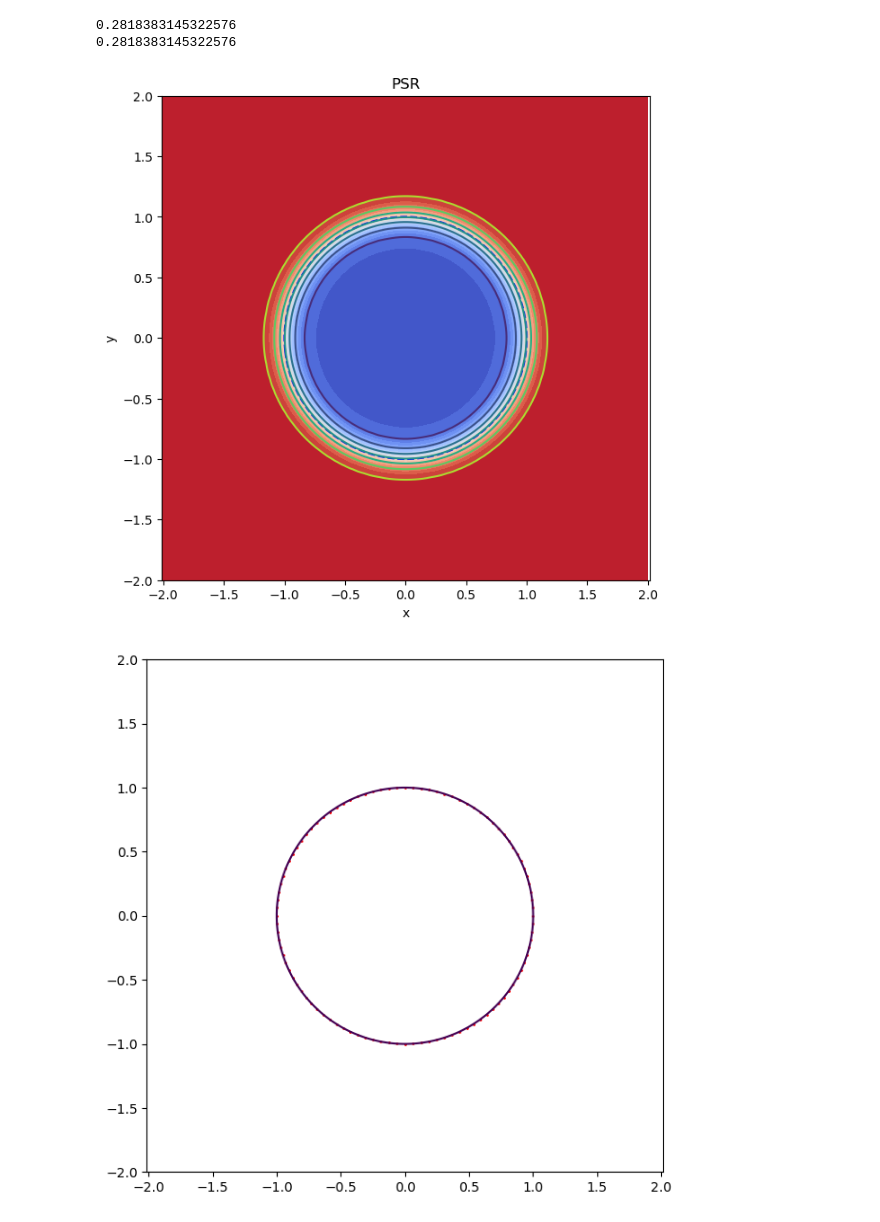
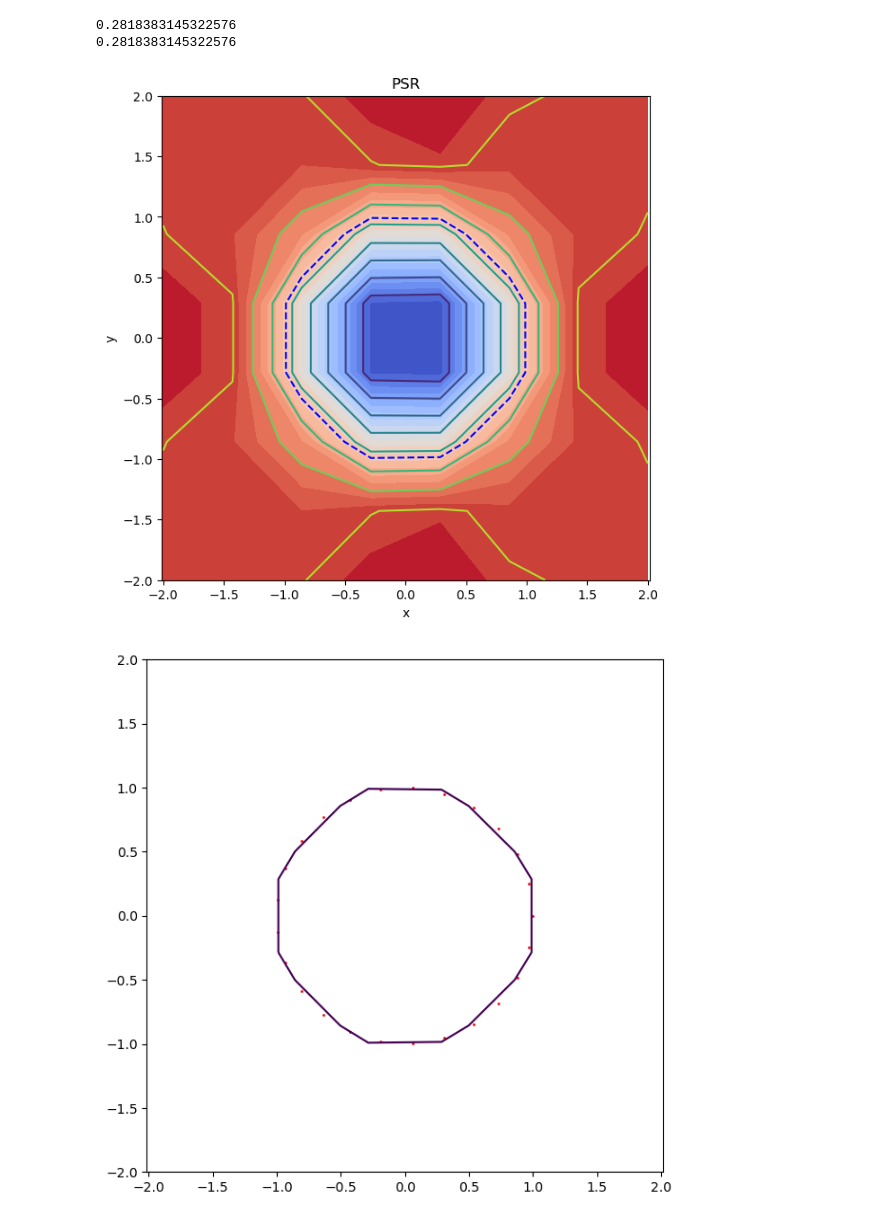
Before and after one commit to AviAmoeba/Quantum-Poisson-Surface-Reconstruction, a Jupyter notebook: classical_param_study.ipynb, the cells around one changed output. Drawn from its saved outputs; the diff is of its cells as text; code cells hidden in the pictures.

```diff
--- a/classical_param_study.ipynb
+++ b/classical_param_study.ipynb
@@ -65,10 +64,11 @@ print(chamfer_kdtree(c1, c2))
 0.2818383145322576
 0.2818383145322576
 # %%
+
 size = 2
 
-nx = 128
-ny = 128
+nx = 8
+ny = 8
 
 x = np.linspace(-size, size, nx)
 y = np.linspace(-size, size, ny)
@@ -116,32 +116,32 @@ plt.contour(X, Y, chi_grid)
 
 plt.axis("equal")
 plt.xlabel("x")
 plt.ylabel("y")
 plt.title("PSR")
 
 plt.show()
 
 
 
 fig, ax = plt.subplots(figsize=(7, 7))
 
 contour = ax.contour(
     X,
     Y,
     chi_grid,
     levels=[iso_value]
 )
 
 ax.scatter(
     scan_points[:, 0],
     scan_points[:, 1],
     color="red",
     s=1,
     zorder=1
 )
 
 ax.axis("equal")
 plt.show()
 # %% [output]
-[figure, old version]
+[figure, new version]
-[figure, old version]
+[figure, new version]
```
Also changed, not shown: parts of 1 cell of this notebook, 6 other files.
